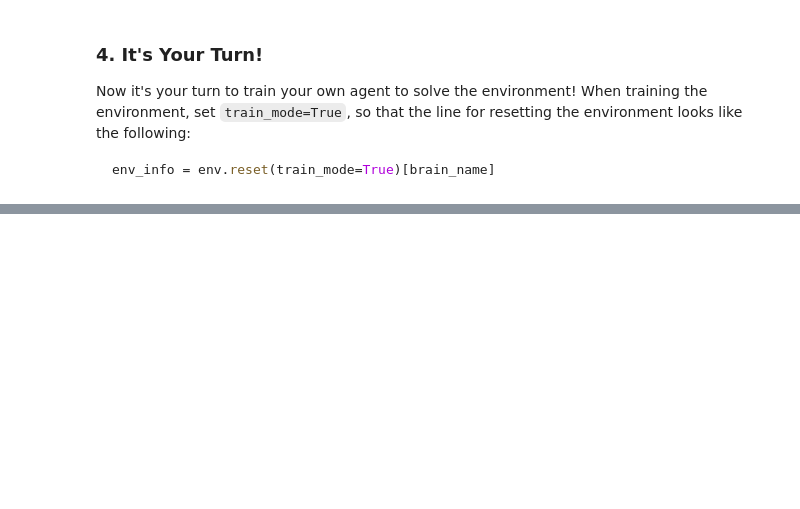
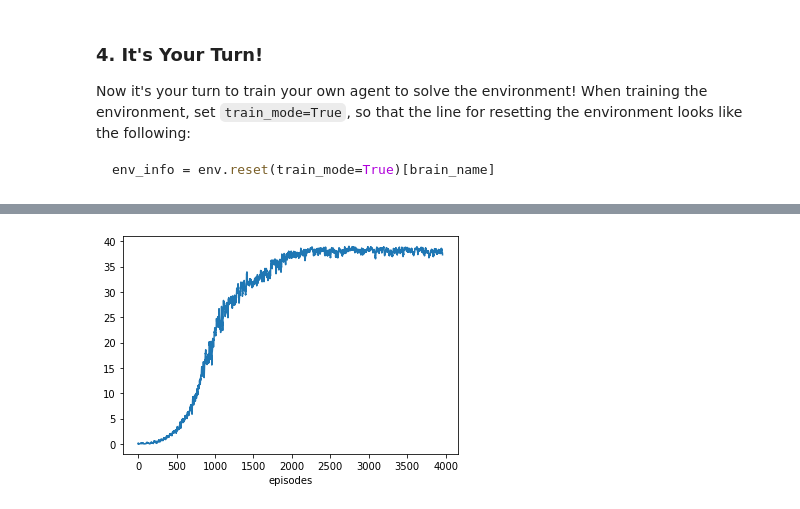
Before and after one commit to hoonji/p2_continuous-control, a Jupyter notebook: Continuous_Control.ipynb, the cells around one changed output, grey strips where cells are left out. Saved outputs shown, nothing was run; the diff lists cells and outputs as text; code cells hidden in the pictures; blank space fills up the shorter version.

```diff
--- a/Continuous_Control.ipynb
+++ b/Continuous_Control.ipynb
@@ -171,34 +208,36 @@ KeyError: 'ReacherBrain'
 def copy_model_and_plot_learning_curve():
     import pickle
     import matplotlib.pyplot as plt
     from collections import deque
     import os
     import datetime
     import shutil
 
     datetime_stamp = datetime.datetime.now().strftime('%y%m%d_%H%M')
     plot_path = f'checkpoints/{datetime_stamp}'
 
     if not os.path.exists(plot_path):
         os.makedirs(plot_path)
     else:
         print(f'directory {plot_path} already exists')
         return
 
-    shutil.copyfile('checkpoints/eplen_and_returns.pickle', f'{plot_path}/eplen_and_returns.pickle')
-    shutil.copyfile('checkpoints/model_checkpoint.pickle', f'{plot_path}/final_model.pickle')
+    shutil.copyfile('checkpoints/scores.pickle', f'{plot_path}/scores.pickle')
+    shutil.copyfile('checkpoints/model_checkpoint.pickle', f'{plot_path}/model.pickle')
 
-    with open(f'{plot_path}/eplen_and_returns.pickle', 'rb') as f:
-        _, total_rewards = zip(*pickle.load(f))
+    with open(f'{plot_path}/scores.pickle', 'rb') as f:
+        total_rewards = pickle.load(f)
 
     smoothed = []
     queue = deque([], maxlen=10)
     for r in total_rewards:
         queue.append(r)
         smoothed.append(sum(queue)/len(queue))
     fig,ax = plt.subplots()
     ax.plot(smoothed)
     ax.set_xlabel('episodes')
     plt.savefig(f'{plot_path}/learning_curve.png')
     plt.show()
 copy_model_and_plot_learning_curve()
+# %% [output]
+[figure, added]
```
Also changed, not shown: parts of 5 cells of this notebook, 2 other files.
